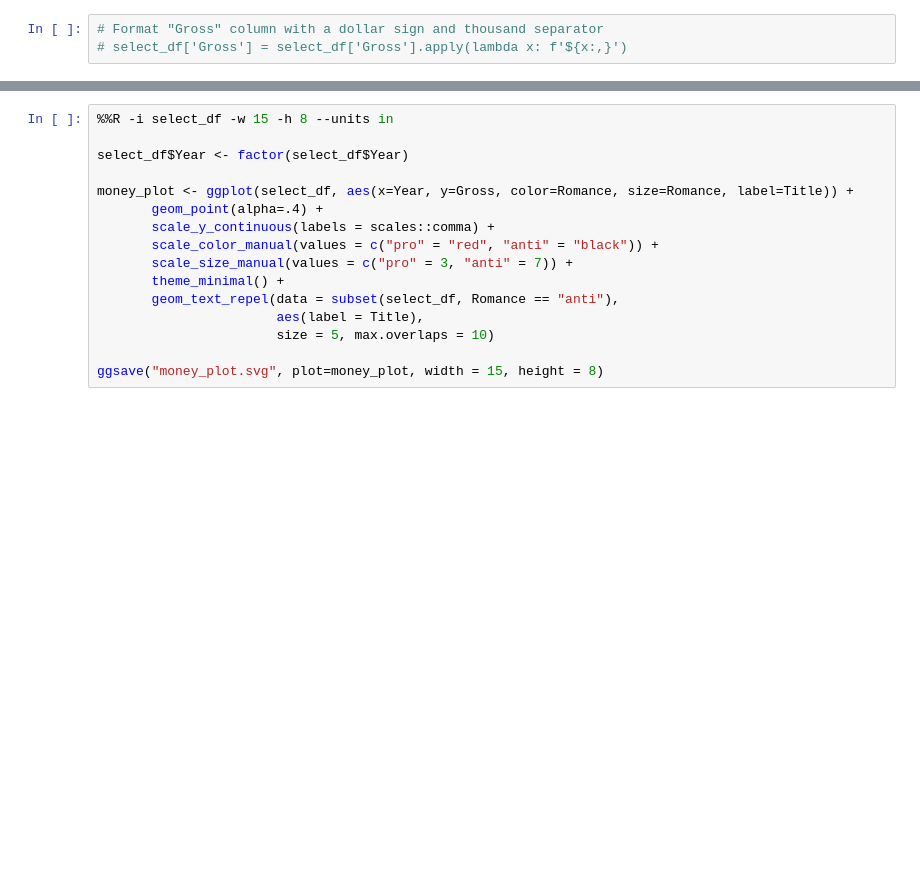
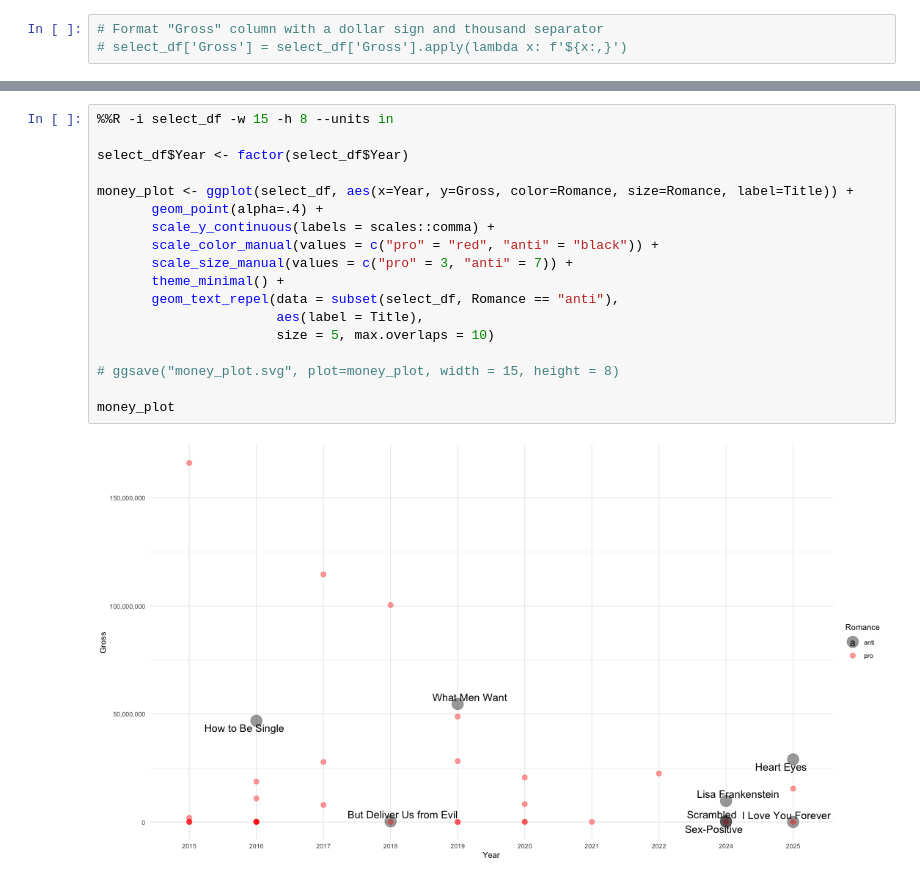
Before and after one commit to tiff-xwang/Valentines-Anti-Romance-Movies, a Jupyter notebook: Movies.ipynb, the cells around one changed output, grey strips where cells are left out. Saved outputs shown, nothing was run; the diff lists cells and outputs as text; blank space fills up the shorter version.

```diff
--- a/Movies.ipynb
+++ b/Movies.ipynb
@@ -222,16 +249,20 @@ ggplot(select_df, aes(x=Year, y=Gross, color=Romance, size=Romance, label=Title)
 # %%
 %%R -i select_df -w 15 -h 8 --units in
 
 select_df$Year <- factor(select_df$Year)
 
 money_plot <- ggplot(select_df, aes(x=Year, y=Gross, color=Romance, size=Romance, label=Title)) +
        geom_point(alpha=.4) +
        scale_y_continuous(labels = scales::comma) +
        scale_color_manual(values = c("pro" = "red", "anti" = "black")) +
        scale_size_manual(values = c("pro" = 3, "anti" = 7)) +
        theme_minimal() +
        geom_text_repel(data = subset(select_df, Romance == "anti"),
                        aes(label = Title),
                        size = 5, max.overlaps = 10)
 
-ggsave("money_plot.svg", plot=money_plot, width = 15, height = 8)
+# ggsave("money_plot.svg", plot=money_plot, width = 15, height = 8)
+
+money_plot
+# %% [output]
+[figure, added]
```
Also changed, not shown: parts of 8 cells of this notebook, 9 other files.
